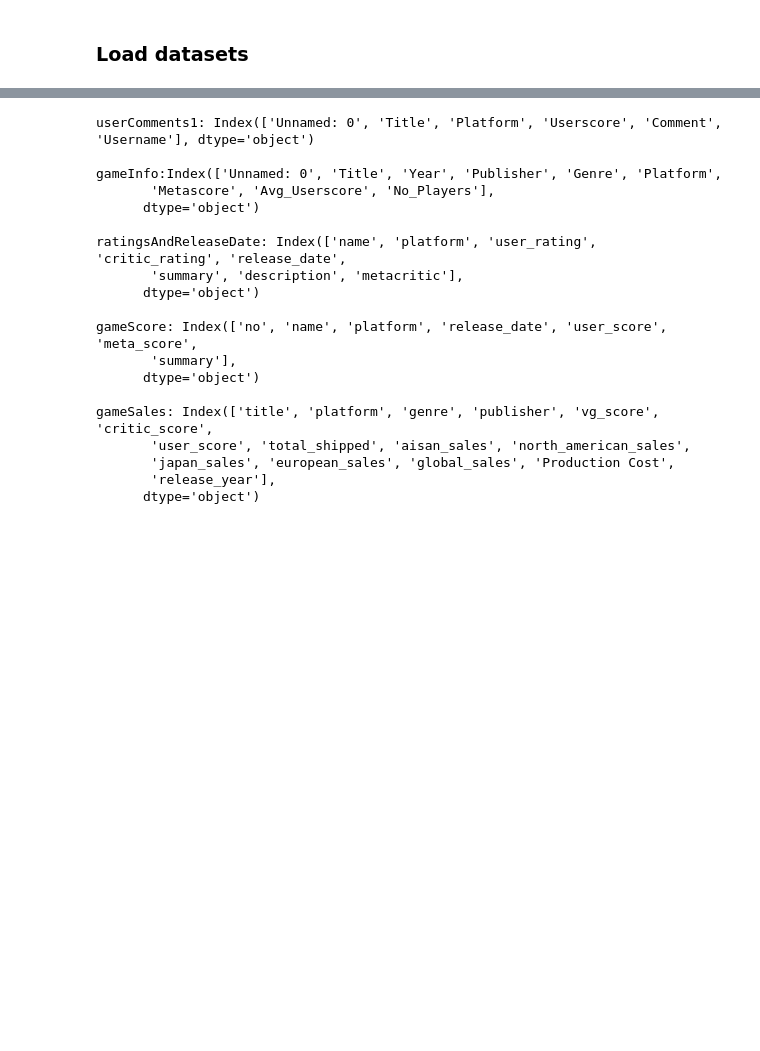
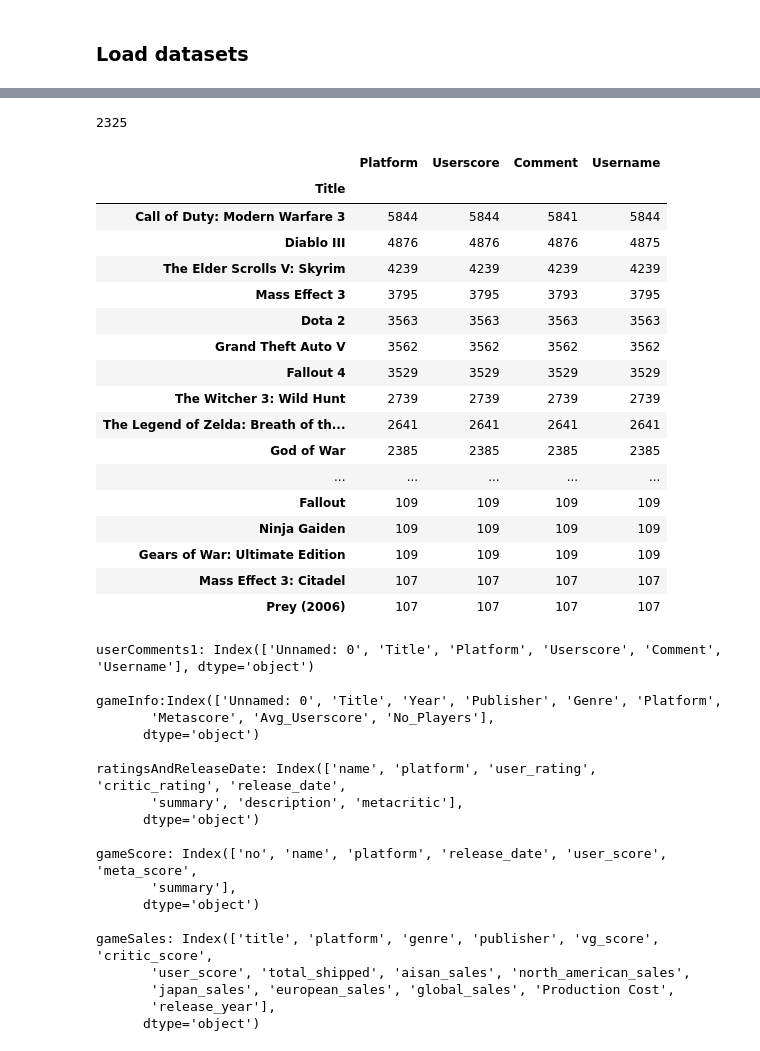
Before and after one commit to wd686/EBAC, a Jupyter notebook: dataProcessing/dataProcessing.ipynb, the cells around one changed output, grey strips where cells are left out. Drawn from its saved outputs; the diff is of its cells as text; code cells hidden in the pictures; blank space fills up the shorter version.

```diff
--- a/dataProcessing/dataProcessing.ipynb
+++ b/dataProcessing/dataProcessing.ipynb
@@ -48,3 +63,28 @@ gameSales = pd.read_excel('../dataSources/videoGames/Video game sales - 2000 - 2
+# %%
+userComments.Title.nunique()
+# %% [output]
+2325
+# %%
+userComments[~(userComments.Title.isin(gameSales.title))].groupby('Title').count().sort_values(by = 'Comment', ascending = False)
+# %% [output]
+|  | Platform | Userscore | Comment | Username |
+| Title |  |  |  |  |
+| Call of Duty: Modern Warfare 3 | 5844 | 5844 | 5841 | 5844 |
+| Diablo III | 4876 | 4876 | 4876 | 4875 |
+| The Elder Scrolls V: Skyrim | 4239 | 4239 | 4239 | 4239 |
+| Mass Effect 3 | 3795 | 3795 | 3793 | 3795 |
+| Dota 2 | 3563 | 3563 | 3563 | 3563 |
+| Grand Theft Auto V | 3562 | 3562 | 3562 | 3562 |
+| Fallout 4 | 3529 | 3529 | 3529 | 3529 |
+| The Witcher 3: Wild Hunt | 2739 | 2739 | 2739 | 2739 |
+| The Legend of Zelda: Breath of th... | 2641 | 2641 | 2641 | 2641 |
+| God of War | 2385 | 2385 | 2385 | 2385 |
+| ... | ... | ... | ... | ... |
+| Fallout | 109 | 109 | 109 | 109 |
+| Ninja Gaiden | 109 | 109 | 109 | 109 |
+| Gears of War: Ultimate Edition | 109 | 109 | 109 | 109 |
+| Mass Effect 3: Citadel | 107 | 107 | 107 | 107 |
+| Prey (2006) | 107 | 107 | 107 | 107 |
 # %%
 # can join via title/name
 print(f"userComments1: {userComments1.columns}\n\ngameInfo:{gameInfo.columns}\n\nratingsAndReleaseDate: {ratingsAndReleaseDate.columns}\n\ngameScore: {gameScore.columns}\n\ngameSales: {gameSales.columns}")
```
Also changed, not shown: parts of 3 cells of this notebook.
